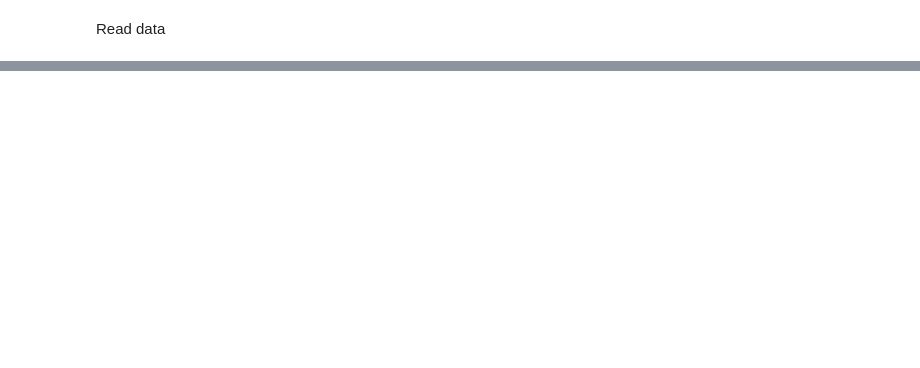
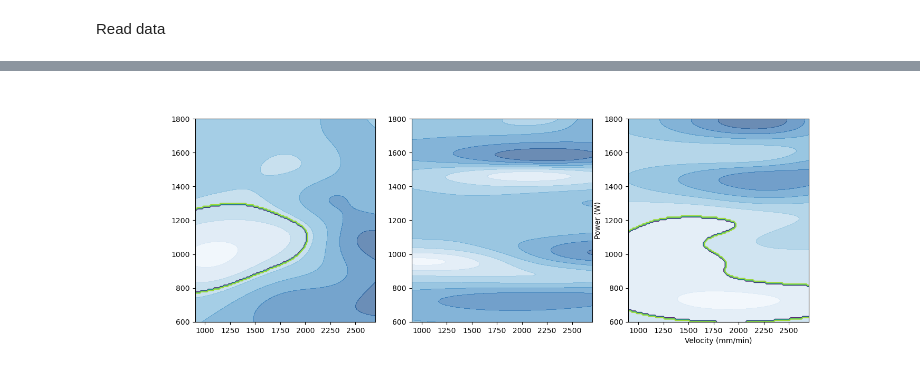
Before and after one commit to ulissigroup/cas, a Jupyter notebook: alse/workflow_fixed_feed.ipynb, the cells around one changed output, grey strips where cells are left out. Drawn from its saved outputs; the diff is of its cells as text; code cells hidden in the pictures; blank space fills up the shorter version.

```diff
--- a/alse/workflow_fixed_feed.ipynb
+++ b/alse/workflow_fixed_feed.ipynb
@@ -98,0 +246,19 @@ New X_4: Power: 1059.62W, Velocity: 907.35mm/min, Spot size: 2.88mm, Feedrate: 7
+# %%
+N1, N2 = 150, 150
+Xplt, Yplt = torch.meshgrid(
+    torch.linspace(0, 1, N1, **tkwargs), torch.linspace(0, 1, N2, **tkwargs),
+    indexing='xy',
+)
+xplt = torch.stack(
+    (
+        torch.reshape(Xplt, (Xplt.shape[0] * Xplt.shape[1],)),
+        torch.reshape(Yplt, (Yplt.shape[0] * Yplt.shape[1],)),
+    ),
+    dim=1,
+)
+Xplt, Yplt = torch.meshgrid(
+    torch.linspace(900, 2700, N1, **tkwargs), torch.linspace(600, 1800, N2, **tkwargs),
+    indexing='xy',
+)
+# %%
+xplt = xplt.double()
@@ -98,0 +267,28 @@ New X_4: Power: 1059.62W, Velocity: 907.35mm/min, Spot size: 2.88mm, Feedrate: 7
+# %%
+# plt.subplots(3, figsize=(8, 8))
+predicted_width = model[0](xplt).loc.detach().reshape(N1,N2)
+predicted_pow_cap = model[1](xplt).loc.detach().reshape(N1,N2)
+predicted_wth = model[2](xplt).loc.detach().reshape(N1,N2)
+
+est_width = predicted_width > 2.5
+est_pow_cap = predicted_pow_cap > 0.5
+est_wth = predicted_wth > 6
+
+reference = (est_width & est_pow_cap & est_wth)
+plt.figure(1)
+fig, ax = plt.subplots(1,3, figsize=(15, 5))
+# Xplt = un_transform(Xplt, xrange_list, xmin_list, 2)
+ax[0].contourf(Xplt.cpu(), Yplt.cpu(), predicted_width.cpu(),cmap="Blues", alpha=0.6)
+ax[0].contour(Xplt.cpu(), Yplt.cpu(), est_width.cpu())
+ax[1].contourf(Xplt.cpu(), Yplt.cpu(), predicted_pow_cap.cpu(),cmap="Blues", alpha=0.6)
+ax[1].contour(Xplt.cpu(), Yplt.cpu(), est_pow_cap.cpu())
+ax[2].contourf(Xplt.cpu(), Yplt.cpu(), predicted_wth.cpu(),cmap="Blues", alpha=0.6)
+ax[2].contour(Xplt.cpu(), Yplt.cpu(), est_wth.cpu())
+# ax[0].contourf(Xplt.cpu(), Yplt.cpu(), reference.cpu())
+
+# plt.contourf(Xplt.cpu(), Yplt.cpu(), reference.cpu(), cmap="Blues", alpha=0.6)
+plt.xlabel('Velocity (mm/min)')
+plt.ylabel('Power (W)')
+plt.show()
+# %% [output]
+[figure, added]
```
Also changed, not shown: parts of 29 cells of this notebook, 6 other files.
